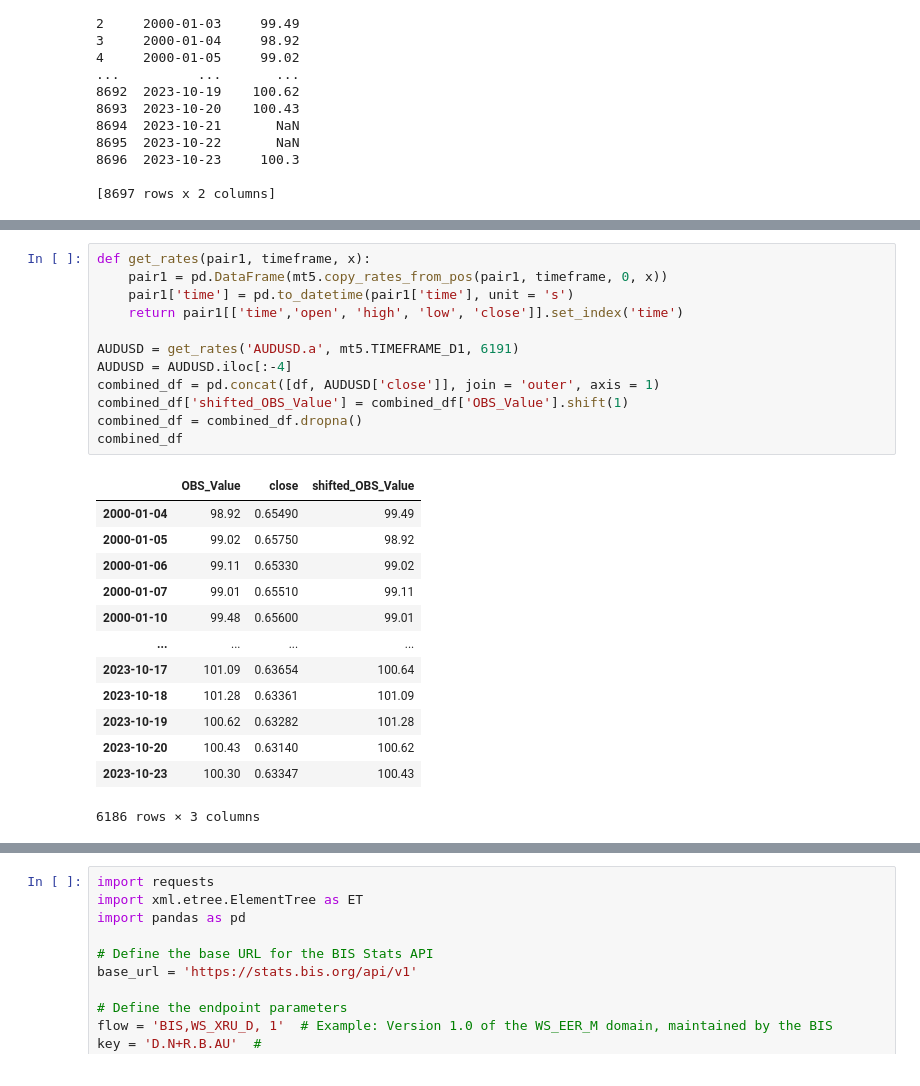
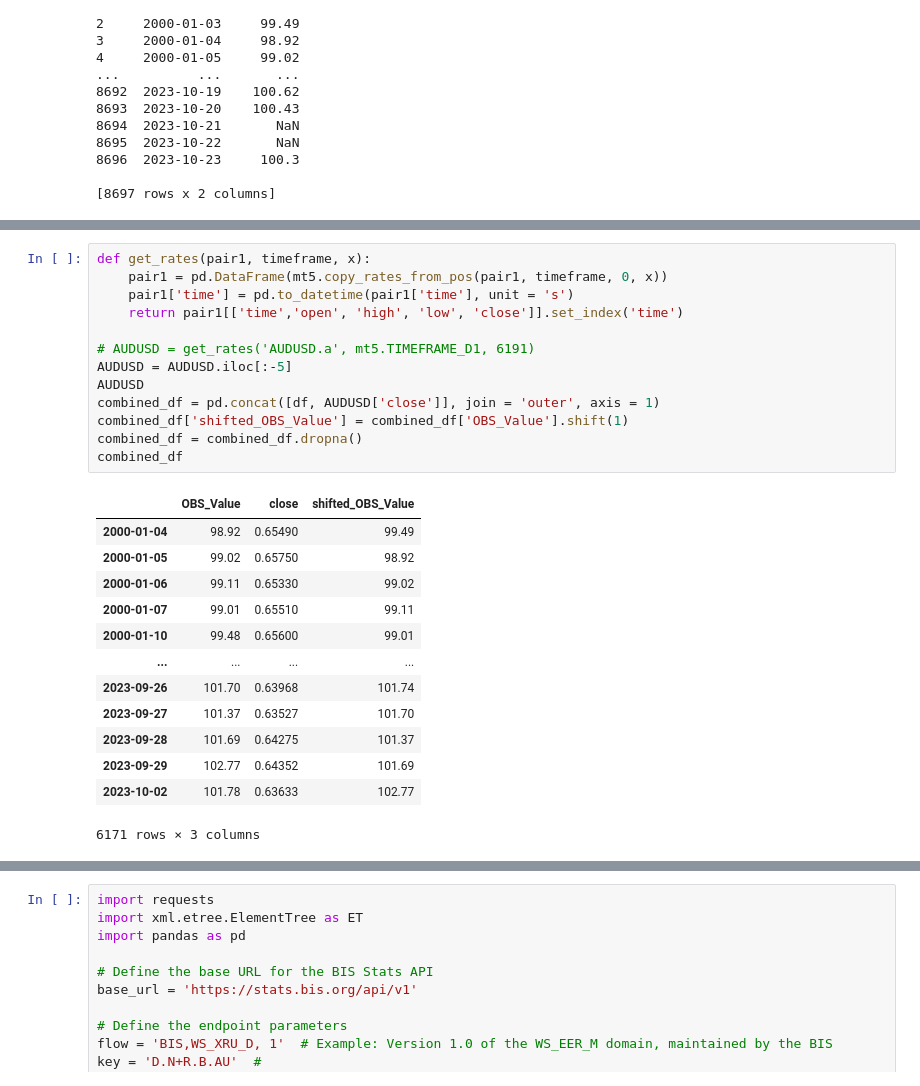
Before and after one commit to aliquid-novi/Strategies, a Jupyter notebook: lets get it/BIS.ipynb, the cells around one changed output, grey strips where cells are left out. Cells and saved outputs as stored; diff of their text form.

```diff
--- a/lets get it/BIS.ipynb
+++ b/lets get it/BIS.ipynb
@@ -146,29 +149,30 @@ df.head(10)
 # %%
 def get_rates(pair1, timeframe, x):
     pair1 = pd.DataFrame(mt5.copy_rates_from_pos(pair1, timeframe, 0, x))
     pair1['time'] = pd.to_datetime(pair1['time'], unit = 's')
     return pair1[['time','open', 'high', 'low', 'close']].set_index('time')
 
-AUDUSD = get_rates('AUDUSD.a', mt5.TIMEFRAME_D1, 6191)
-AUDUSD = AUDUSD.iloc[:-4]
+# AUDUSD = get_rates('AUDUSD.a', mt5.TIMEFRAME_D1, 6191)
+AUDUSD = AUDUSD.iloc[:-5]
+AUDUSD
 combined_df = pd.concat([df, AUDUSD['close']], join = 'outer', axis = 1)
 combined_df['shifted_OBS_Value'] = combined_df['OBS_Value'].shift(1)
 combined_df = combined_df.dropna()
 combined_df
 # %% [output]
 |  | OBS_Value | close | shifted_OBS_Value |
 | 2000-01-04 | 98.92 | 0.65490 | 99.49 |
 | 2000-01-05 | 99.02 | 0.65750 | 98.92 |
 | 2000-01-06 | 99.11 | 0.65330 | 99.02 |
 | 2000-01-07 | 99.01 | 0.65510 | 99.11 |
 | 2000-01-10 | 99.48 | 0.65600 | 99.01 |
 | ... | ... | ... | ... |
-| 2023-10-17 | 101.09 | 0.63654 | 100.64 |
-| 2023-10-18 | 101.28 | 0.63361 | 101.09 |
-| 2023-10-19 | 100.62 | 0.63282 | 101.28 |
-| 2023-10-20 | 100.43 | 0.63140 | 100.62 |
-| 2023-10-23 | 100.30 | 0.63347 | 100.43 |
+| 2023-09-26 | 101.70 | 0.63968 | 101.74 |
+| 2023-09-27 | 101.37 | 0.63527 | 101.70 |
+| 2023-09-28 | 101.69 | 0.64275 | 101.37 |
+| 2023-09-29 | 102.77 | 0.64352 | 101.69 |
+| 2023-10-02 | 101.78 | 0.63633 | 102.77 |
-6186 rows × 3 columns
+6171 rows × 3 columns
 # %%
 from statsmodels.tsa.stattools import grangercausalitytests
 grangercausalitytests(combined_df[['shifted_OBS_Value', 'close']], 5)
```
Also changed, not shown: parts of 3 cells of this notebook, 6 other files.
